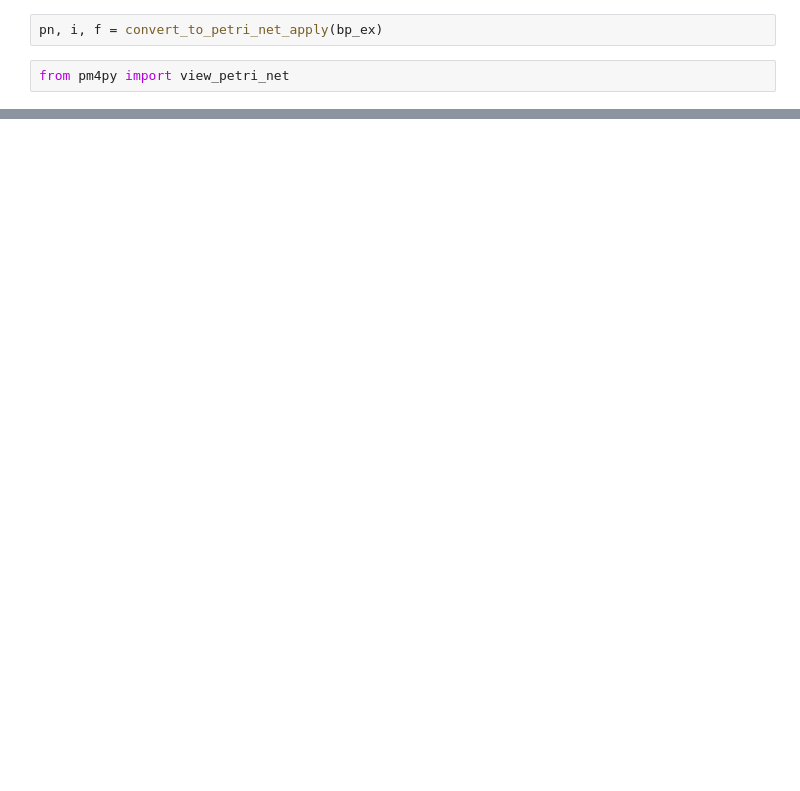
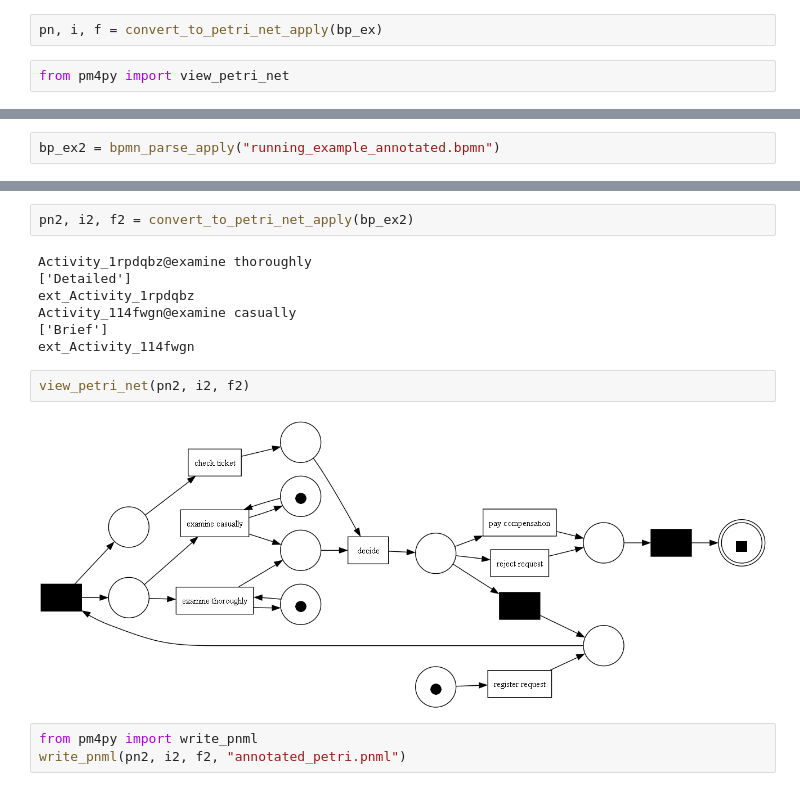
Before and after one commit to ibcs47/DS-PM, a Jupyter notebook: Check_Annotations4.ipynb, the cells around one changed output, grey strips where cells are left out. Drawn from its saved outputs; the diff is of its cells as text; blank space fills up the shorter version.

```diff
--- a/Check_Annotations4.ipynb
+++ b/Check_Annotations4.ipynb
@@ -1049,0 +1049,2 @@ view_petri_net(pn, i, f)
+# %%
+bp_ex2 = bpmn_parse_apply("running_example_annotated.bpmn")
@@ -1049,0 +1065,16 @@ view_petri_net(pn, i, f)
+# %%
+pn2, i2, f2 = convert_to_petri_net_apply(bp_ex2)
+# %% [output]
+Activity_1rpdqbz@examine thoroughly
+['Detailed']
+ext_Activity_1rpdqbz
+Activity_114fwgn@examine casually
+['Brief']
+ext_Activity_114fwgn
+# %%
+view_petri_net(pn2, i2, f2)
+# %% [output]
+[figure, added]
+# %%
+from pm4py import write_pnml
+write_pnml(pn2, i2, f2, "annotated_petri.pnml")
```
Also changed, not shown: parts of 3 cells of this notebook, 5 other files.
